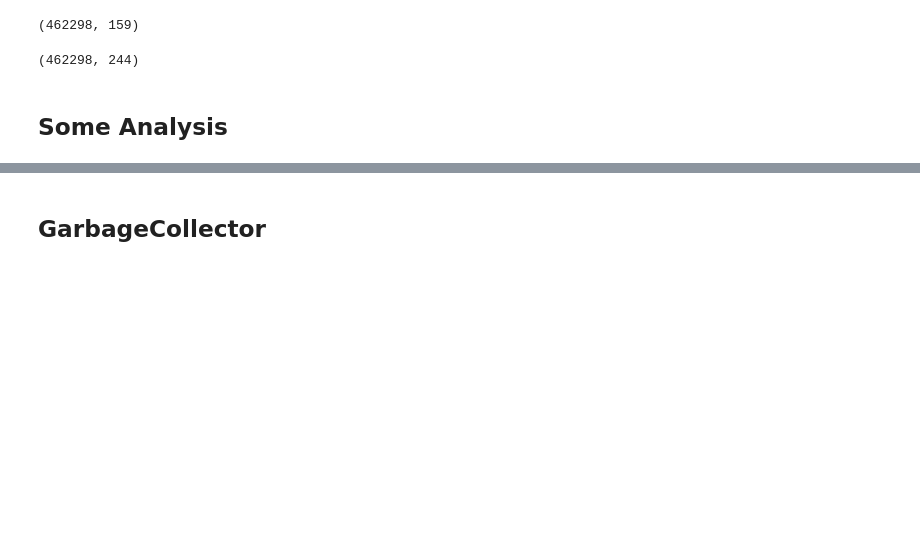
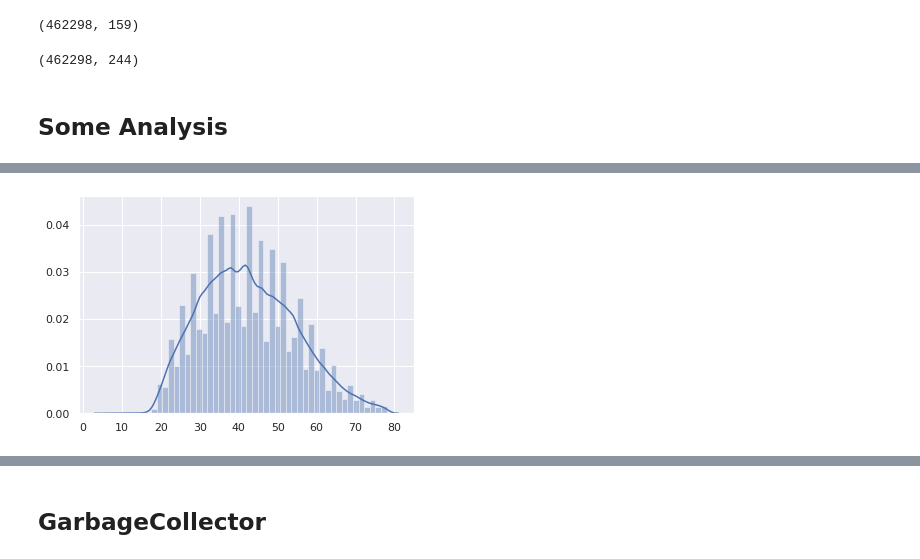
Before and after one commit to LucasDatilioCarderelli/Codenation, a Jupyter notebook: Projeto_Final/Prjct_F.ipynb, the cells around one changed output, grey strips where cells are left out. Drawn from its saved outputs; the diff is of its cells as text; code cells hidden in the pictures; blank space fills up the shorter version.

```diff
--- a/Projeto_Final/Prjct_F.ipynb
+++ b/Projeto_Final/Prjct_F.ipynb
@@ -265,4 +230,6 @@ int_sup, int_inf
 mkt.loc[mkt["idade_media_socios"] > int_sup, "idade_media_socios"] = mkt.idade_media_socios.median()
 mkt.loc[mkt["idade_media_socios"] < int_inf, "idade_media_socios"] = mkt.idade_media_socios.median()
 # %%
-sns.boxplot(pd.DataFrame(mkt["idade_media_socios"].round(0)));
+sns.distplot(pd.DataFrame(mkt["idade_media_socios"].round(0)));
+# %% [output]
+[figure, added]
```
Also changed, not shown: parts of 25 cells of this notebook.
